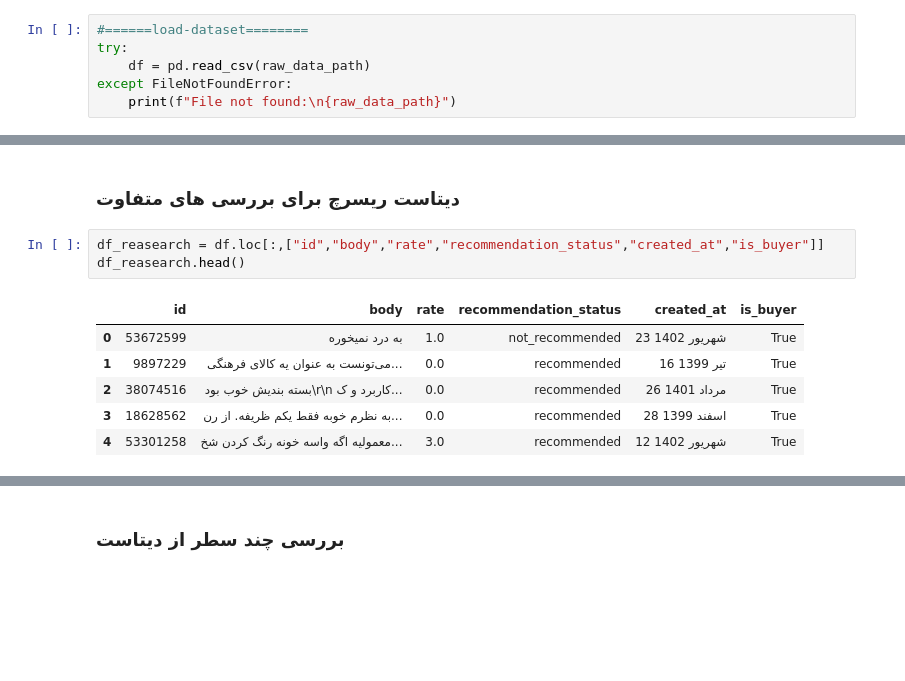
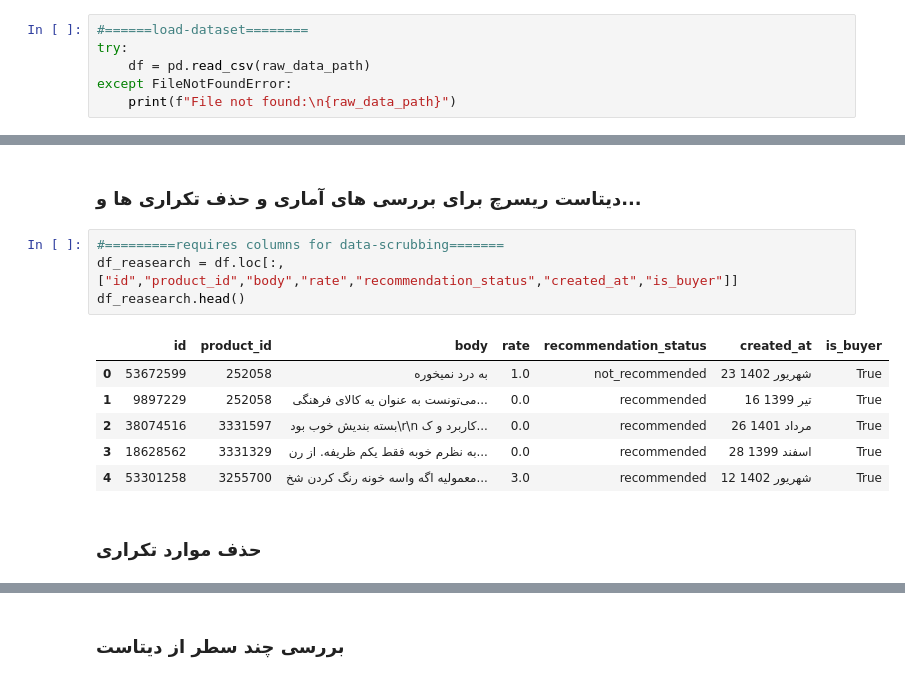
Before and after one commit to mrpanigale/Transformer_Project, a Jupyter notebook: notebooks/descriptive_analysis.ipynb, the cells around one changed output, grey strips where cells are left out. Cells and saved outputs as stored; diff of their text form; blank space fills up the shorter version.

```diff
--- a/notebooks/explore_dataset.ipynb
+++ b/notebooks/descriptive_analysis.ipynb
@@ -29,13 +96,16 @@ except FileNotFoundError:
 # %% [markdown]
-### دیتاست ریسرچ برای بررسی های متفاوت
+### دیتاست ریسرچ برای بررسی های آماری و حذف تکراری ها و...
 # %%
-df_reasearch = df.loc[:,["id","body","rate","recommendation_status","created_at","is_buyer"]]
+#=========requires columns for data-scrubbing=======
+df_reasearch = df.loc[:,["id","product_id","body","rate","recommendation_status","created_at","is_buyer"]]
 df_reasearch.head()
 # %% [output]
-|  | id | body | rate | recommendation_status | created_at | is_buyer |
-| 0 | 53672599 | به درد نمیخوره | 1.0 | not_recommended | 23 شهریور 1402 | True |
-| 1 | 9897229 | می‌تونست به عنوان یه کالای فرهنگی... | 0.0 | recommended | 16 تیر 1399 | True |
-| 2 | 38074516 | بسته بندیش خوب بود\r\n کاربرد و ک... | 0.0 | recommended | 26 مرداد 1401 | True |
-| 3 | 18628562 | به نظرم خوبه فقط یکم ظریفه. از رن... | 0.0 | recommended | 28 اسفند 1399 | True |
-| 4 | 53301258 | معمولیه اگه واسه خونه رنگ کردن شخ... | 3.0 | recommended | 12 شهریور 1402 | True |
+|  | id | product_id | body | rate | recommendation_status | created_at | is_buyer |
+| 0 | 53672599 | 252058 | به درد نمیخوره | 1.0 | not_recommended | 23 شهریور 1402 | True |
+| 1 | 9897229 | 252058 | می‌تونست به عنوان یه کالای فرهنگی... | 0.0 | recommended | 16 تیر 1399 | True |
+| 2 | 38074516 | 3331597 | بسته بندیش خوب بود\r\n کاربرد و ک... | 0.0 | recommended | 26 مرداد 1401 | True |
+| 3 | 18628562 | 3331329 | به نظرم خوبه فقط یکم ظریفه. از رن... | 0.0 | recommended | 28 اسفند 1399 | True |
+| 4 | 53301258 | 3255700 | معمولیه اگه واسه خونه رنگ کردن شخ... | 3.0 | recommended | 12 شهریور 1402 | True |
+# %% [markdown]
+### حذف موارد تکراری
 # %%
```
Also changed, not shown: parts of 34 cells of this notebook.
